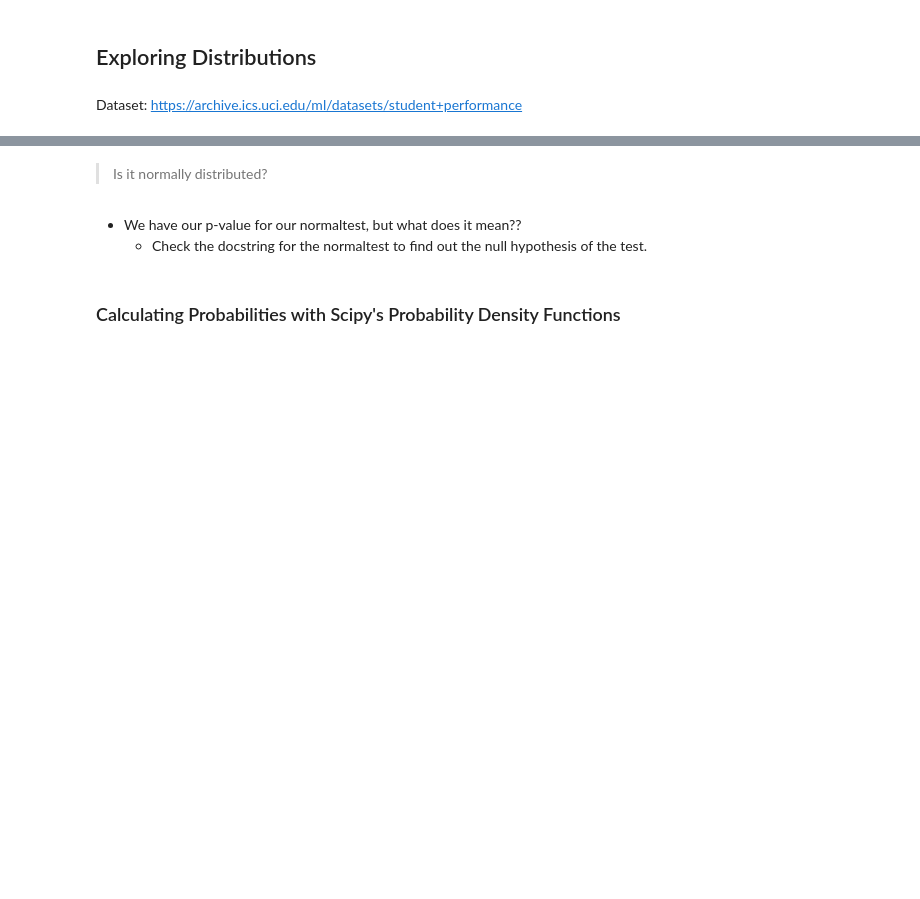
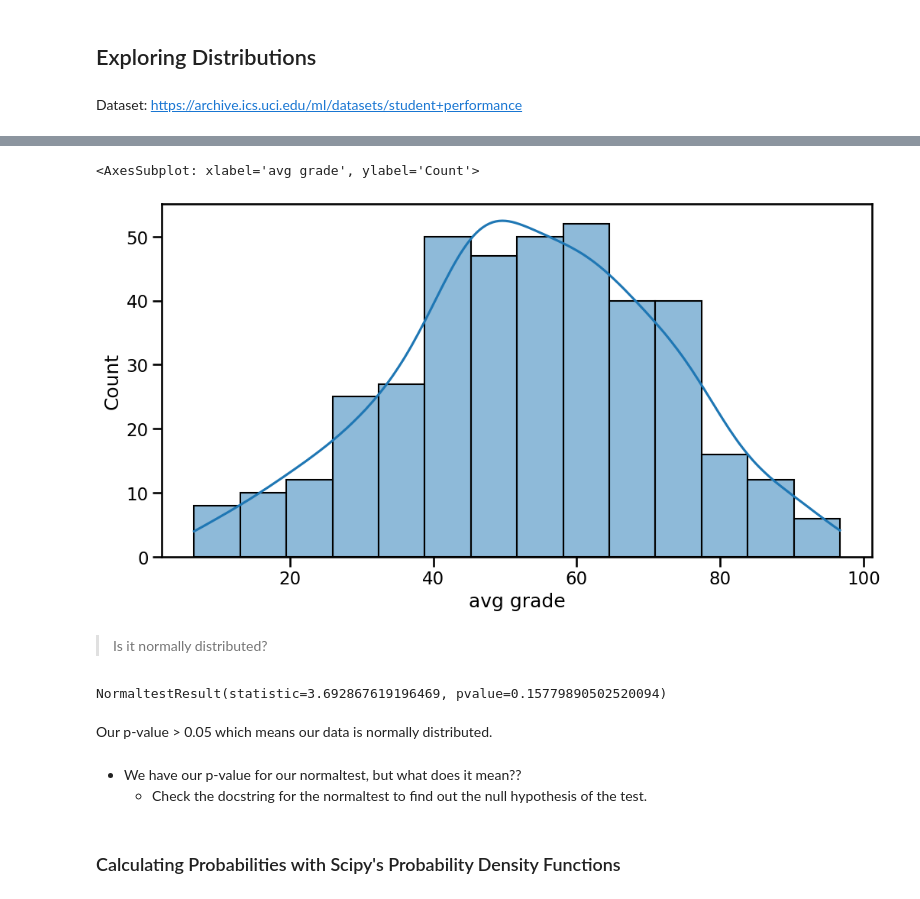
Before and after one commit to MileneCV/data-enrichment-wk15-lect01-codealong, a Jupyter notebook: PreClass - From Distributions to Hypothesis copy.ipynb, the cells around one changed output, grey strips where cells are left out. Saved outputs shown, nothing was run; the diff lists cells and outputs as text; code cells hidden in the pictures; blank space fills up the shorter version.

```diff
--- a/PreClass - From Distributions to Hypothesis copy.ipynb
+++ b/PreClass - From Distributions to Hypothesis copy.ipynb
@@ -26,5 +26,7 @@ Dataset: https://archive.ics.uci.edu/ml/datasets/student+performance
 pd.set_option('display.max_columns',100)
 # %%
 ## read in the Data/student/student-mat.csv (it uses ";" as the sep)
-
+df = pd.read_csv('Data/student/student-mat.csv',sep =';')
 # display info and .head
+df.info()
+df.head()
@@ -31,3 +57,4 @@ pd.set_option('display.max_columns',100)
 # %%
 ## Calculate an Avg Grade column by averaging G1, G2,G3,
 # then divide by 20, and * 100 (to make %'s')
+df['avg grade'] = df[['G1', 'G2', 'G3']].mean(axis=1)/20*100
@@ -34,9 +77,18 @@ pd.set_option('display.max_columns',100)
 # %%
 ## plot the distribution of Avg Grade
+sns.histplot(data=df, x= 'avg grade', kde=True)
+# %% [output]
+<AxesSubplot: xlabel='avg grade', ylabel='Count'>
+[figure, added]
 # %% [markdown]
 > Is it normally distributed?
 # %%
 ## use scipy's normaltest
+stats.normaltest(df['avg grade'])
+# %% [output]
+NormaltestResult(statistic=3.692867619196469, pvalue=0.15779890502520094)
+# %% [markdown]
+Our p-value > 0.05 which means our data is normally distributed.
 # %% [markdown]
 - We have our p-value for our normaltest, but what does it mean??
     - Check the docstring for the normaltest to find out the null hypothesis of the test.
```
Also changed, not shown: parts of 28 cells of this notebook.
